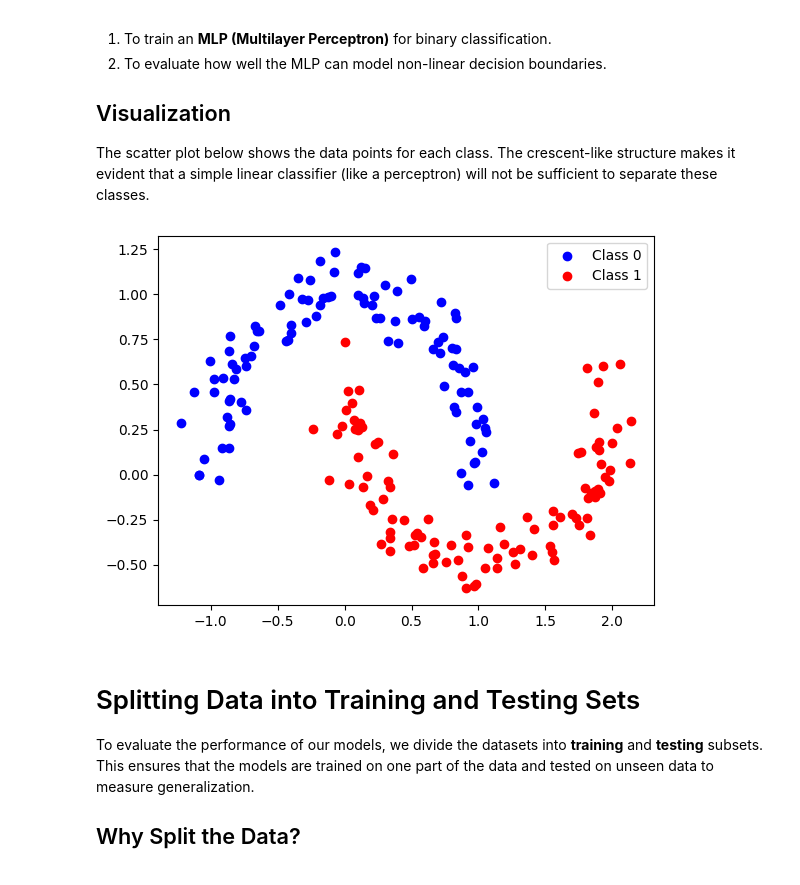
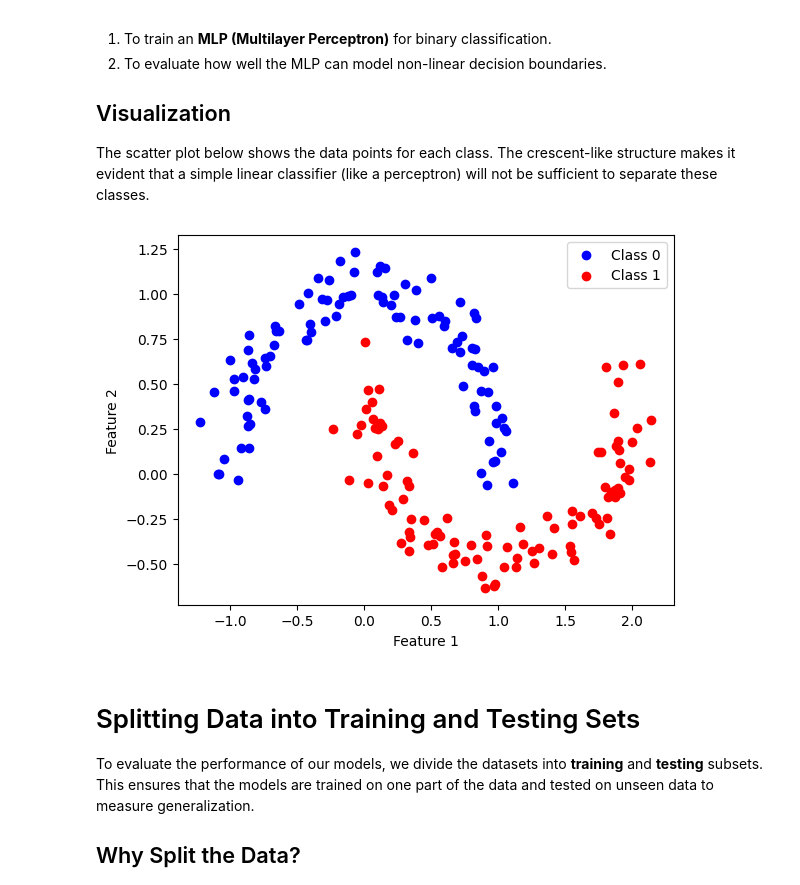
Before and after one commit to AlinaM354276/labs_seminars, a Jupyter notebook: lab05/lab05.ipynb, the cells around one changed output. Saved outputs shown, nothing was run; the diff lists cells and outputs as text; code cells hidden in the pictures.

```diff
--- a/lab05/lab05.ipynb
+++ b/lab05/lab05.ipynb
@@ -69,16 +71,18 @@ The scatter plot below shows the data points for each class. The crescent-like s
 # %%
 from sklearn.datasets import make_moons
 
 # Generate non-linearly separable data
 X_non_linear, y_non_linear = make_moons(n_samples=200, noise=0.1, random_state=42)  # Non-linear crescent-shaped data
 
 # Visualize the generated data
 plt.scatter(X_non_linear[y_non_linear == 0, 0], X_non_linear[y_non_linear == 0, 1], color='blue', label='Class 0')  # Class 0 points
 plt.scatter(X_non_linear[y_non_linear == 1, 0], X_non_linear[y_non_linear == 1, 1], color='red', label='Class 1')  # Class 1 points
+plt.xlabel("Feature 1")
+plt.ylabel("Feature 2")
 plt.legend()  # Add legend to distinguish classes
 plt.show()  # Display the plot
 # %% [output]
-[figure, old version]
+[figure, new version]
 # %% [markdown]
 # Splitting Data into Training and Testing Sets
 
```
Also changed, not shown: parts of 17 cells of this notebook.
